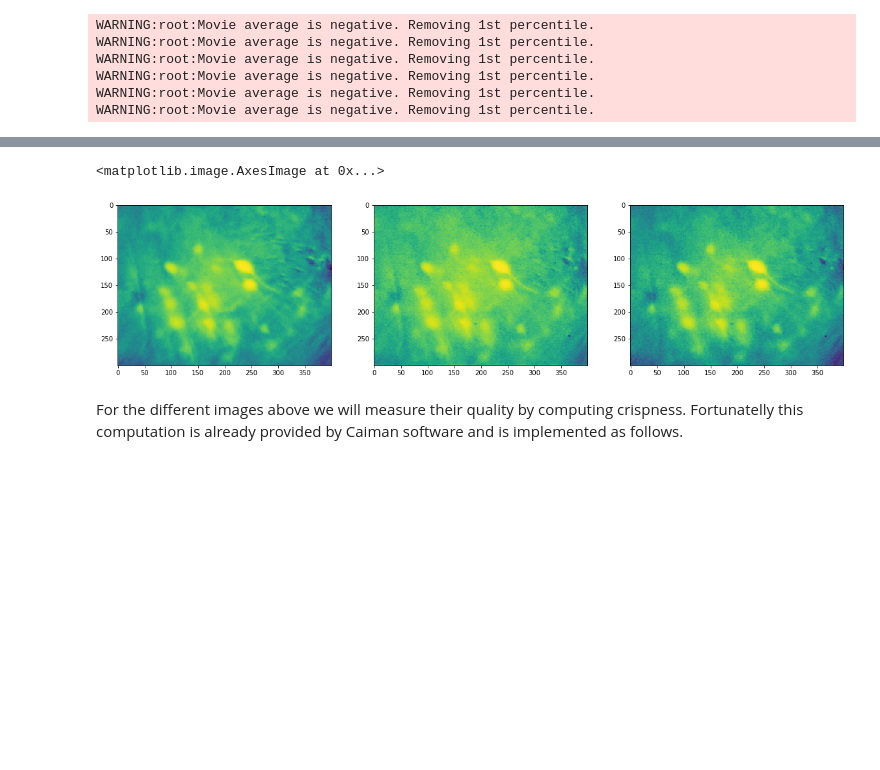
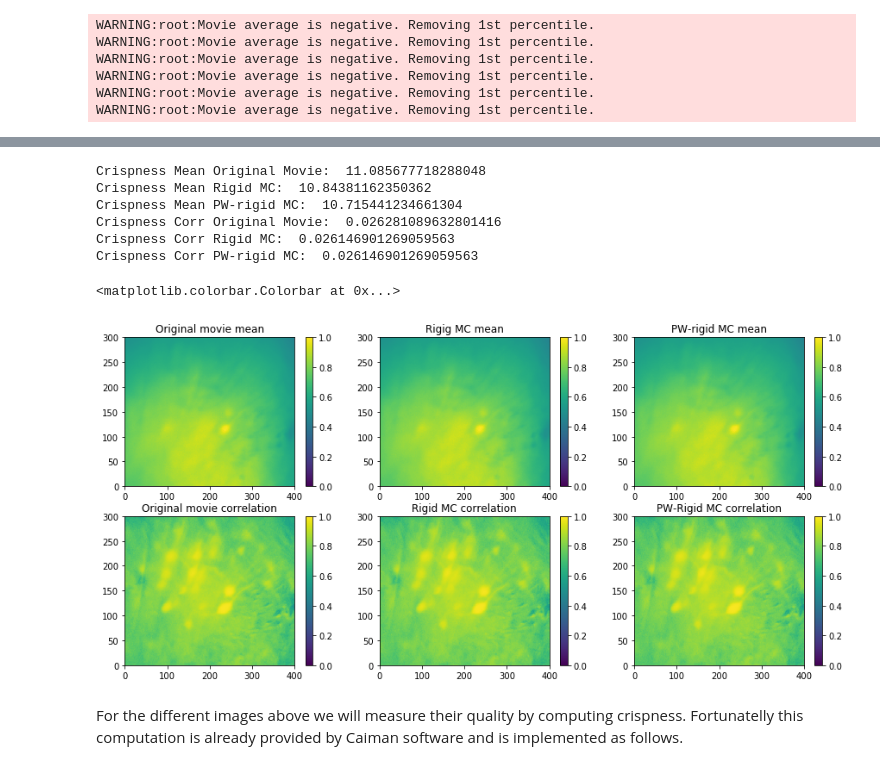
Before and after one commit to melisamc89/Neuro_course, a Jupyter notebook: assignment4_solutions.ipynb, the cells around one changed output, grey strips where cells are left out. Cells and saved outputs as stored; diff of their text form; code cells hidden in the pictures; blank space fills up the shorter version.

```diff
--- a/assignment4_solutions.ipynb
+++ b/assignment4_solutions.ipynb
@@ -312,8 +396,13 @@ Plot the correlation summary image for the original movie used before, the rigid
-# %%
-plt.figure(figsize = (20,10))
-plt.subplot(1,3,1); plt.imshow(original_movie.local_correlations(eight_neighbours=True, swap_dim=False))
-plt.subplot(1,3,2); plt.imshow(m_rig.local_correlations(eight_neighbours=True, swap_dim=False))
-plt.subplot(1,3,3); plt.imshow(m_els.local_correlations(eight_neighbours=True, swap_dim=False))
-# %% [output]
-<matplotlib.image.AxesImage at 0x...>
-[figure, removed]
+# %%
+### compute summary images
+
+# mean summary image
+original_movie_mean = np.mean(original_movie,axis = 0)
+m_rig_mean = np.mean(m_rig,axis = 0)
+m_els_mean = np.mean(m_els,axis = 0)
+
+# correlation summary image
+
+original_movie_corr = original_movie.local_correlations(eight_neighbours=True, swap_dim=False)
+m_rig_corr = m_rig.local_correlations(eight_neighbours=True, swap_dim=False)
+m_els_corr = m_rig.local_correlations(eight_neighbours=True, swap_dim=False)
@@ -320,3 +423,61 @@ plt.subplot(1,3,3); plt.imshow(m_els.local_correlations(eight_neighbours=True, s
+# %%
+### manually compute crispness for summary images
+crispness_original_mean = compute_crispness(original_movie_mean)
+print('Crispness Mean Original Movie: ', crispness_original_mean)
+crispness_m_rig_mean = compute_crispness(m_rig_mean)
+print('Crispness Mean Rigid MC: ', crispness_m_rig_mean)
+crispness_m_els_mean = compute_crispness(m_els_mean)
+print('Crispness Mean PW-rigid MC: ', crispness_m_els_mean)
+
+crispness_original_corr = compute_crispness(original_movie_corr)
+print('Crispness Corr Original Movie: ', crispness_original_corr)
+crispness_m_rig_corr = compute_crispness(m_rig_corr)
+print('Crispness Corr Rigid MC: ', crispness_m_rig_corr)
+crispness_m_els_corr = compute_crispness(m_els_corr)
+print('Crispness Corr PW-rigid MC: ', crispness_m_els_corr)
+# %% [output]
+Crispness Mean Original Movie:  11.085677718288048
+Crispness Mean Rigid MC:  10.84381162350362
+Crispness Mean PW-rigid MC:  10.715441234661304
+Crispness Corr Original Movie:  0.026281089632801416
+Crispness Corr Rigid MC:  0.026146901269059563
+Crispness Corr PW-rigid MC:  0.026146901269059563
+# %%
+figure, axes = plt.subplots(2,3)
+figure.set_size_inches(15,7)
+
+mesh0 = axes[0,0].pcolormesh(original_movie_mean/np.max(original_movie_mean))
+axes[0,0].set_title('Original movie mean')
+mesh1 = axes[0,1].pcolormesh(m_rig_mean/np.max(m_rig_mean))
+axes[0,1].set_title('Rigig MC mean')
+mesh2 = axes[0,2].pcolormesh(m_els_mean/np.max(m_els_mean))
+axes[0,2].set_title('PW-rigid MC mean')
+
+mesh3 = axes[1,0].pcolormesh(original_movie_corr)
+axes[1,0].set_title('Original movie correlation')
+mesh4 = axes[1,1].pcolormesh(m_rig_corr)
+axes[1,1].set_title('Rigid MC correlation')
+mesh5= axes[1,2].pcolormesh(m_els_corr)
+axes[1,2].set_title('PW-Rigid MC correlation')
+
+vmin_corr = 0
+vmax_corr = 1
+mesh0.set_clim(vmin_corr,vmax_corr)
+mesh1.set_clim(vmin_corr,vmax_corr)
+mesh2.set_clim(vmin_corr,vmax_corr)
+mesh3.set_clim(vmin_corr,vmax_corr)
+mesh4.set_clim(vmin_corr,vmax_corr)
+mesh5.set_clim(vmin_corr,vmax_corr)
+
+figure.colorbar(mesh0,ax=axes[0,0])
+figure.colorbar(mesh1,ax=axes[0,1])
+figure.colorbar(mesh2,ax=axes[0,2])
+figure.colorbar(mesh3,ax=axes[1,0])
+figure.colorbar(mesh4,ax=axes[1,1])
+figure.colorbar(mesh5,ax=axes[1,2])
+# %% [output]
+<matplotlib.colorbar.Colorbar at 0x...>
+[figure, added]
 # %% [markdown]
 For the different images above we will measure their quality by computing crispness. Fortunatelly this computation is already provided by Caiman software and is implemented as follows.
 # %%
```
Also changed, not shown: parts of 28 cells of this notebook.
